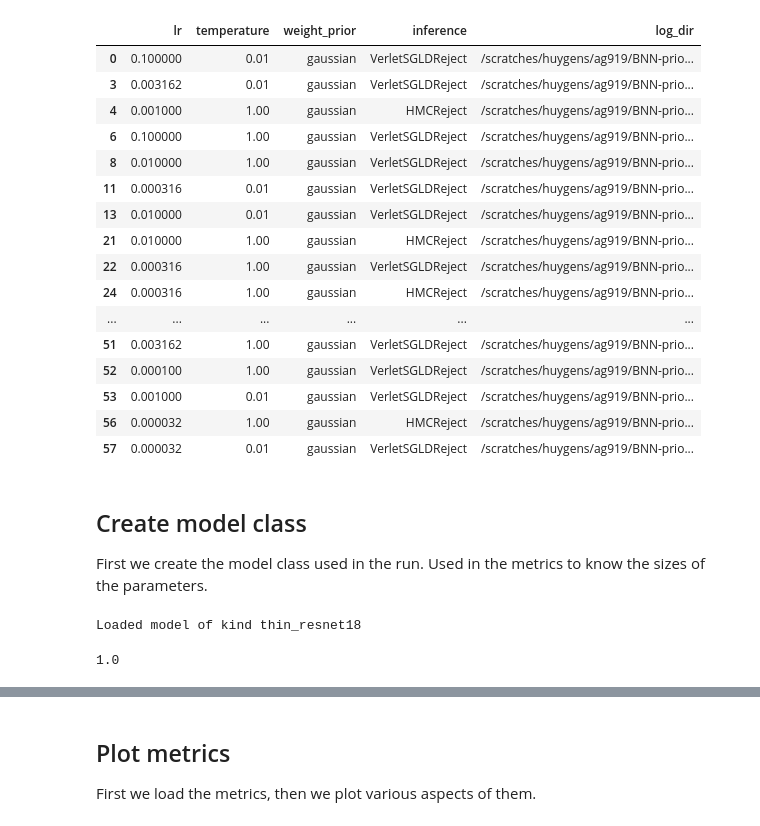
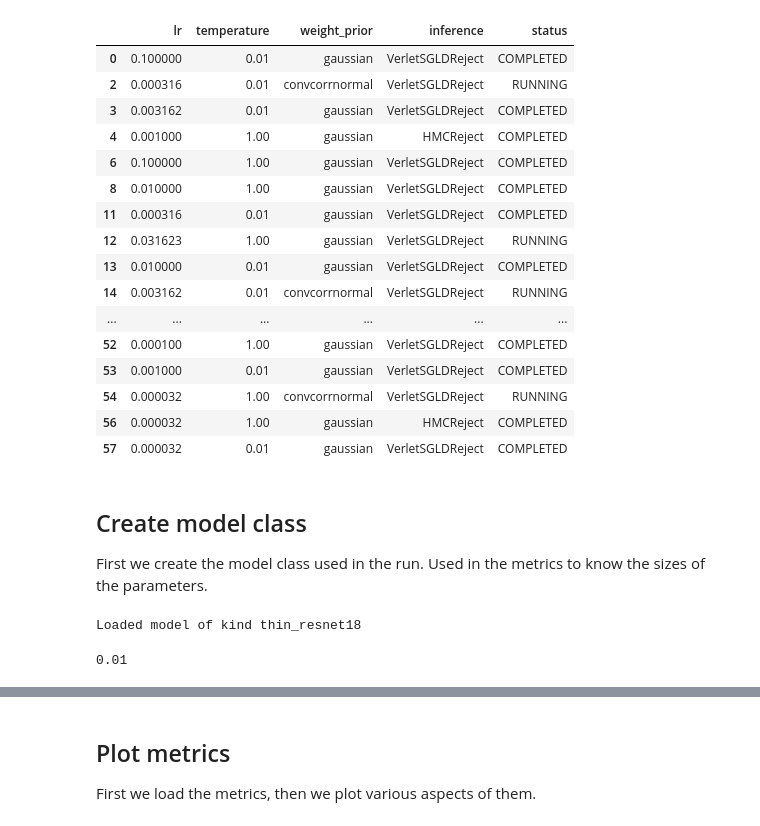
Before and after one commit to ratschlab/bnn_priors, a Jupyter notebook: experiments/3.3.5_lr_CIFAR10_comparison.ipynb, the cells around one changed output, grey strips where cells are left out. Cells and saved outputs as stored; diff of their text form; code cells hidden in the pictures.

```diff
--- a/experiments/3.3.5_lr_CIFAR10_comparison.ipynb
+++ b/experiments/3.3.5_lr_CIFAR10_comparison.ipynb
@@ -41,47 +42,47 @@ for run in os.listdir(base_log_dir):
 # %%
 base_log_dir = Path("/scratches/huygens/ag919/BNN-priors/logs/0_5_lr_cifar10")
 
 series_list = []
 
 for run in os.listdir(base_log_dir):
     if run in ["_sources", "jugdir"]:
         continue
     with open(base_log_dir/run/"run.json") as f:
         s2 = pd.Series(flatten(json.load(f)))
     with open(base_log_dir/run/"config.json") as f:
         s1 = pd.Series(flatten(json.load(f)))
 
     s2["the_dir"] = base_log_dir/run
     series_list.append(pd.concat([s1, s2]))
 
 
 df = pd.DataFrame(series_list)
-full_df = df[df["status"] == "COMPLETED"]
-full_df[["lr", "temperature", "weight_prior", "inference", "log_dir"]]
+full_df = df[df["status"] != "FAILED"]
+full_df[["lr", "temperature", "weight_prior", "inference", "status"]]
 # %% [output]
-|  | lr | temperature | weight_prior | inference | log_dir |
-| 0 | 0.100000 | 0.01 | gaussian | VerletSGLDReject | /scratches/huygens/ag919/BNN-prio... |
-| 3 | 0.003162 | 0.01 | gaussian | VerletSGLDReject | /scratches/huygens/ag919/BNN-prio... |
-| 4 | 0.001000 | 1.00 | gaussian | HMCReject | /scratches/huygens/ag919/BNN-prio... |
-| 6 | 0.100000 | 1.00 | gaussian | VerletSGLDReject | /scratches/huygens/ag919/BNN-prio... |
-| 8 | 0.010000 | 1.00 | gaussian | VerletSGLDReject | /scratches/huygens/ag919/BNN-prio... |
-| 11 | 0.000316 | 0.01 | gaussian | VerletSGLDReject | /scratches/huygens/ag919/BNN-prio... |
-| 13 | 0.010000 | 0.01 | gaussian | VerletSGLDReject | /scratches/huygens/ag919/BNN-prio... |
-| 21 | 0.010000 | 1.00 | gaussian | HMCReject | /scratches/huygens/ag919/BNN-prio... |
-| 22 | 0.000316 | 1.00 | gaussian | VerletSGLDReject | /scratches/huygens/ag919/BNN-prio... |
-| 24 | 0.000316 | 1.00 | gaussian | HMCReject | /scratches/huygens/ag919/BNN-prio... |
+|  | lr | temperature | weight_prior | inference | status |
+| 0 | 0.100000 | 0.01 | gaussian | VerletSGLDReject | COMPLETED |
+| 2 | 0.000316 | 0.01 | convcorrnormal | VerletSGLDReject | RUNNING |
+| 3 | 0.003162 | 0.01 | gaussian | VerletSGLDReject | COMPLETED |
+| 4 | 0.001000 | 1.00 | gaussian | HMCReject | COMPLETED |
+| 6 | 0.100000 | 1.00 | gaussian | VerletSGLDReject | COMPLETED |
+| 8 | 0.010000 | 1.00 | gaussian | VerletSGLDReject | COMPLETED |
+| 11 | 0.000316 | 0.01 | gaussian | VerletSGLDReject | COMPLETED |
+| 12 | 0.031623 | 1.00 | gaussian | VerletSGLDReject | RUNNING |
+| 13 | 0.010000 | 0.01 | gaussian | VerletSGLDReject | COMPLETED |
+| 14 | 0.003162 | 0.01 | convcorrnormal | VerletSGLDReject | RUNNING |
 | ... | ... | ... | ... | ... | ... |
-| 51 | 0.003162 | 1.00 | gaussian | VerletSGLDReject | /scratches/huygens/ag919/BNN-prio... |
-| 52 | 0.000100 | 1.00 | gaussian | VerletSGLDReject | /scratches/huygens/ag919/BNN-prio... |
-| 53 | 0.001000 | 0.01 | gaussian | VerletSGLDReject | /scratches/huygens/ag919/BNN-prio... |
-| 56 | 0.000032 | 1.00 | gaussian | HMCReject | /scratches/huygens/ag919/BNN-prio... |
-| 57 | 0.000032 | 0.01 | gaussian | VerletSGLDReject | /scratches/huygens/ag919/BNN-prio... |
+| 52 | 0.000100 | 1.00 | gaussian | VerletSGLDReject | COMPLETED |
+| 53 | 0.001000 | 0.01 | gaussian | VerletSGLDReject | COMPLETED |
+| 54 | 0.000032 | 1.00 | convcorrnormal | VerletSGLDReject | RUNNING |
+| 56 | 0.000032 | 1.00 | gaussian | HMCReject | COMPLETED |
+| 57 | 0.000032 | 0.01 | gaussian | VerletSGLDReject | COMPLETED |
 # %% [markdown]
 ## Create model class
 
 First we create the model class used in the run. Used in the metrics to know the sizes of the parameters.
 # %%
-with open(Path(completed_df.iloc[0, :]["the_dir"])/"config.json", "r") as f:
+with open(Path(full_df.iloc[0, :]["the_dir"])/"config.json", "r") as f:
     config = json.load(f)
 
 device = torch.device("cpu")  # can be CUDA instead
@@ -97,7 +98,7 @@ print(f"Loaded model of kind {config['model']}")
 config["temperature"]
 # %% [output]
 Loaded model of kind thin_resnet18
-1.0
+0.01
 # %%
 config["temperature"], config["lr"]
 # %% [output]
```
Also changed, not shown: parts of 21 cells of this notebook, 2 other files.
